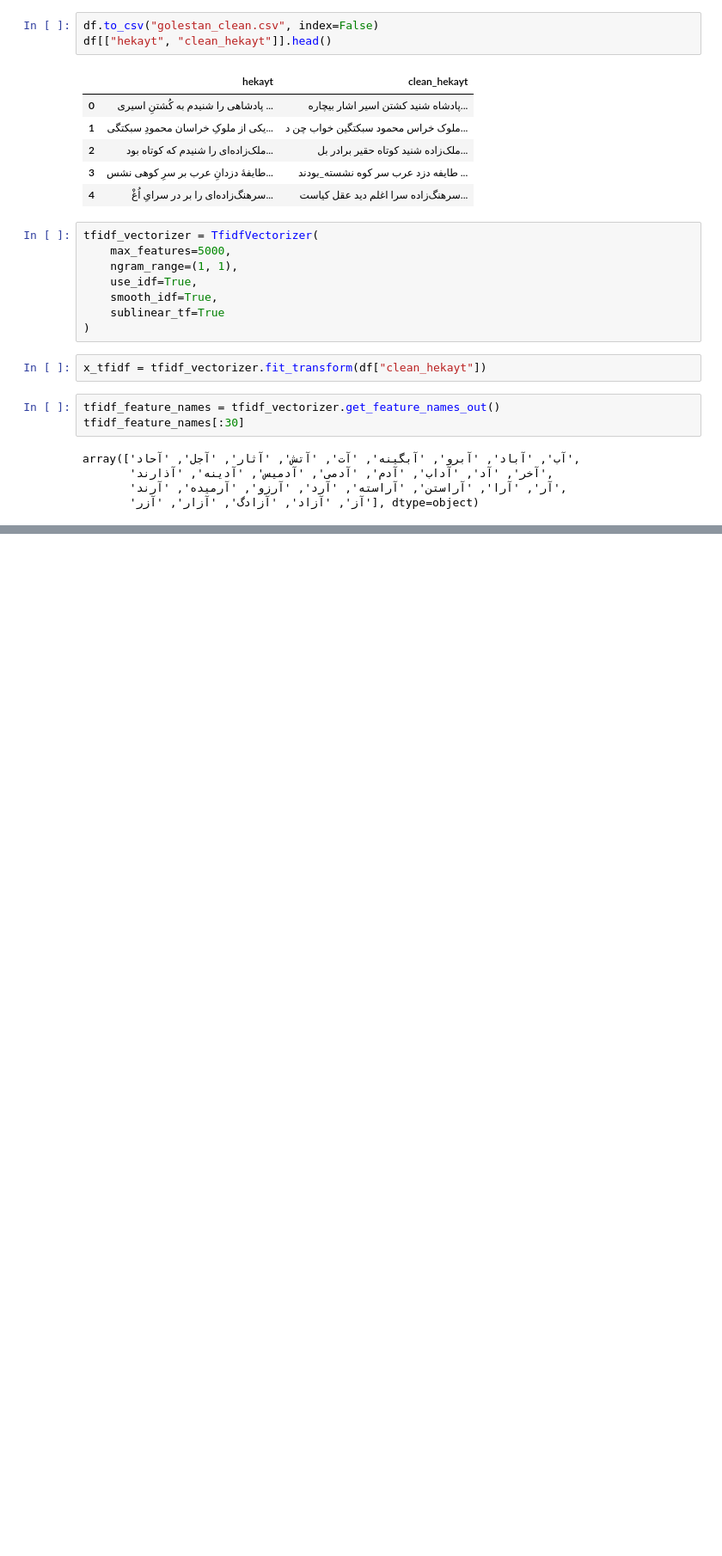
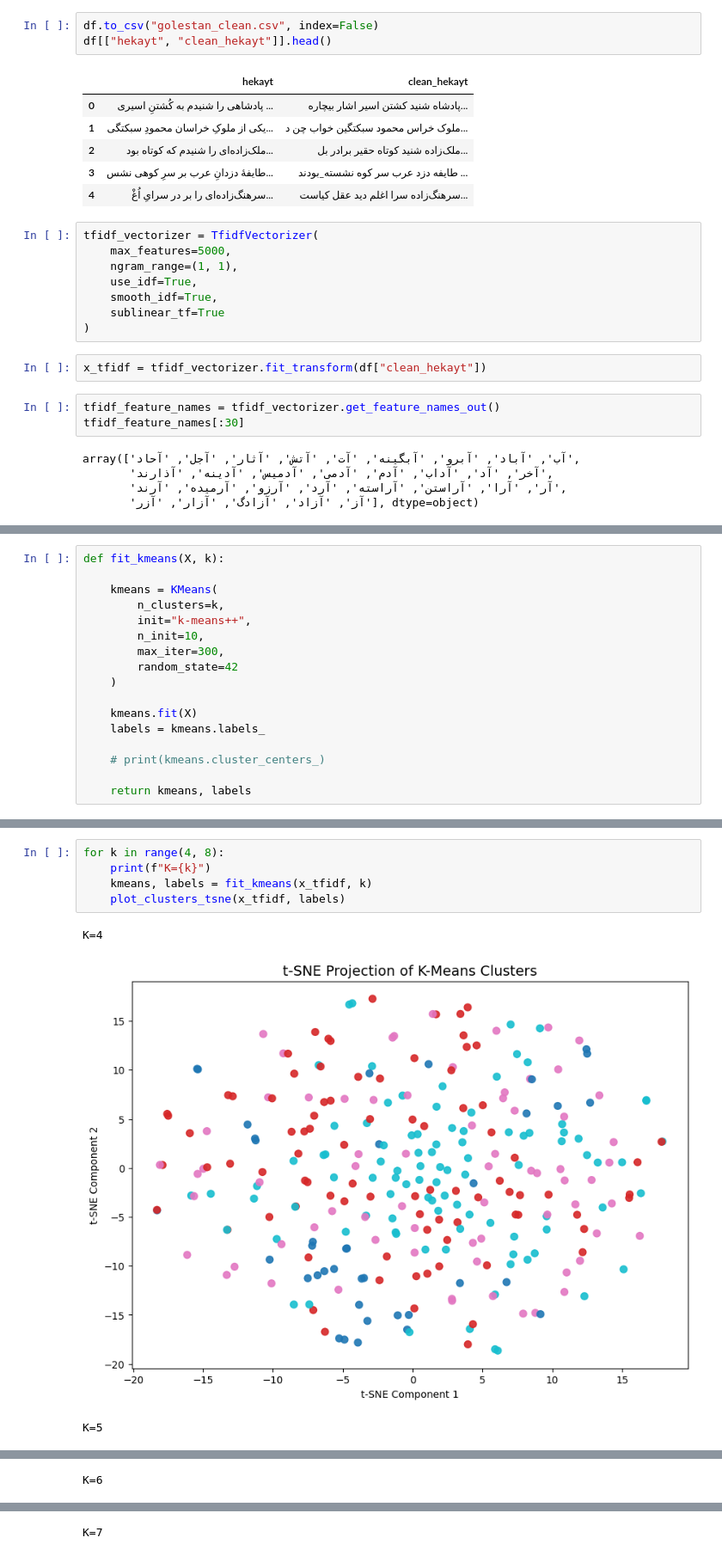
Before and after one commit to elaheyaghoubi/golestan-text-clustering, a Jupyter notebook: main.ipynb, the cells around one changed output, grey strips where cells are left out. Shown at 86% size. Drawn from its saved outputs; the diff is of its cells as text; blank space fills up the shorter version.

```diff
--- a/main.ipynb
+++ b/main.ipynb
@@ -213,0 +144,17 @@ Top words for cluster 0:
+# %%
+def fit_kmeans(X, k):
+
+    kmeans = KMeans(
+        n_clusters=k,
+        init="k-means++",
+        n_init=10,
+        max_iter=300,
+        random_state=42
+    )
+
+    kmeans.fit(X)
+    labels = kmeans.labels_
+
+    # print(kmeans.cluster_centers_)
+
+    return kmeans, labels
@@ -213,0 +345,9 @@ Top words for cluster 0:
+# %%
+for k in range(4, 8):
+    print(f"K={k}")
+    kmeans, labels = fit_kmeans(x_tfidf, k)
+    plot_clusters_tsne(x_tfidf, labels)
+# %% [output]
+K=4
+[figure, added]
+K=5
@@ -213,0 +355 @@ Top words for cluster 0:
+K=6
@@ -213,0 +357 @@ Top words for cluster 0:
+K=7
```
Also changed, not shown: parts of 19 cells of this notebook.
